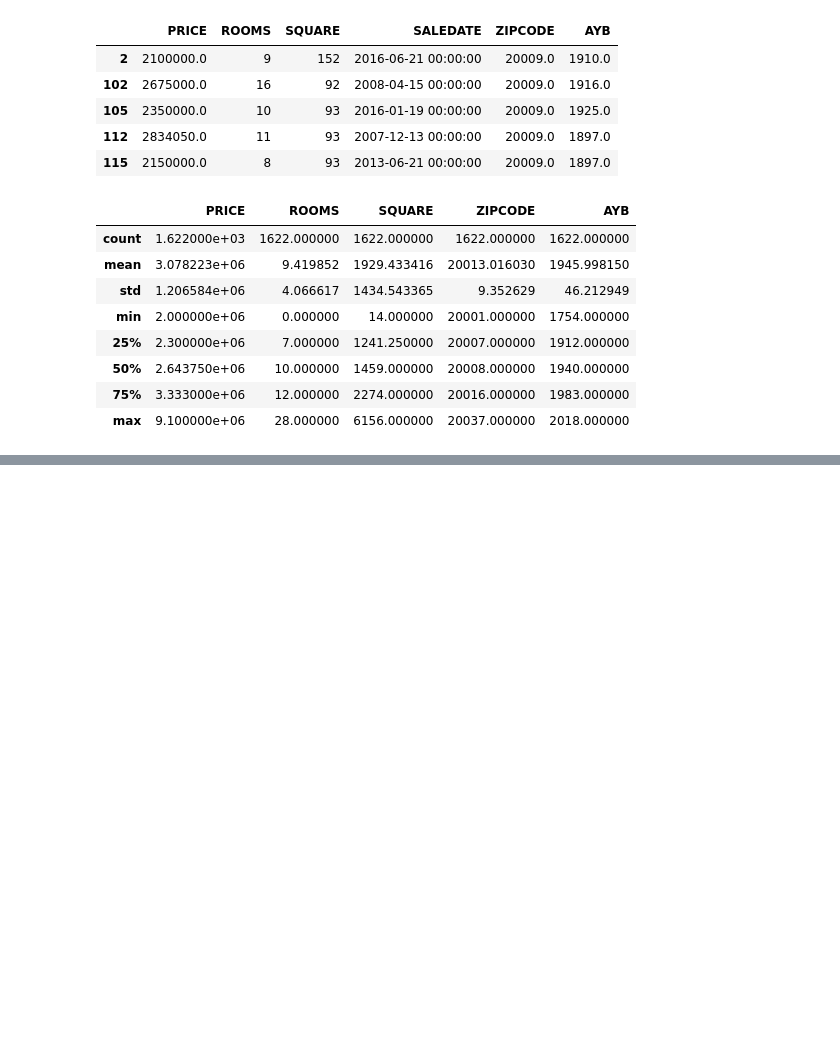
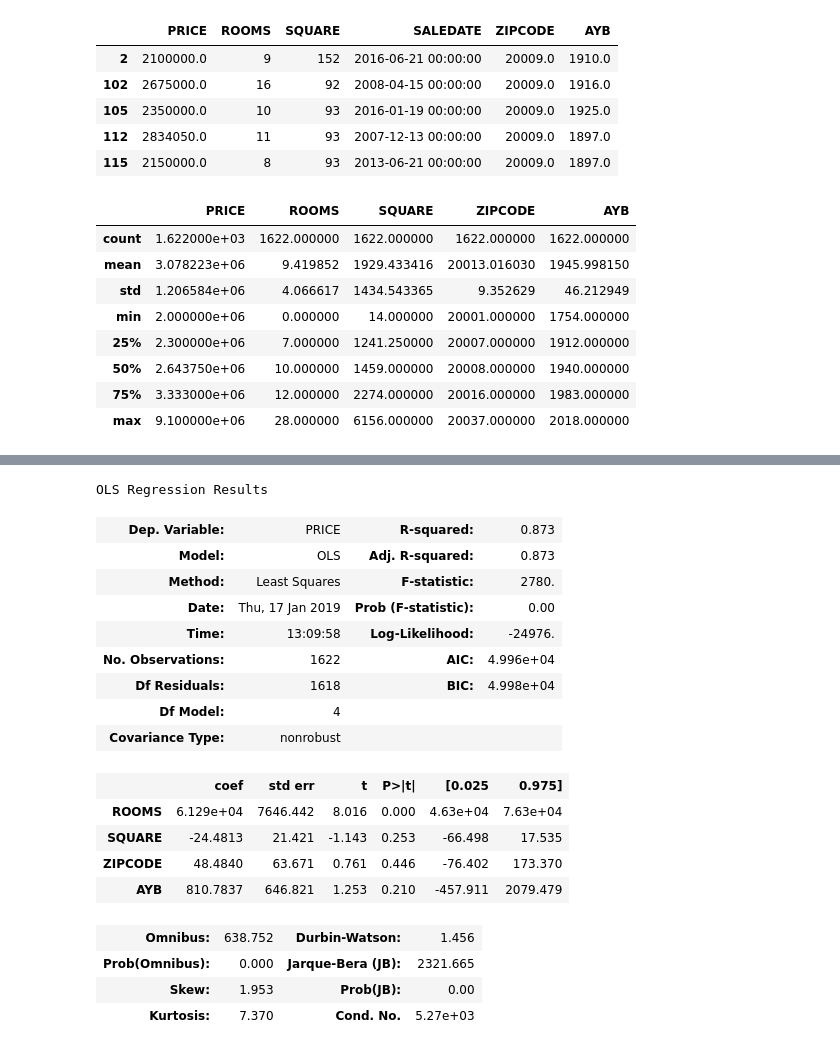
Before and after one commit to MehmetGithub/Dec2018DataBootcamp, a Jupyter notebook: Project2MD.ipynb, the cells around one changed output, grey strips where cells are left out. Drawn from its saved outputs; the diff is of its cells as text; code cells hidden in the pictures; blank space fills up the shorter version.

```diff
--- a/Project2MD.ipynb
+++ b/Project2MD.ipynb
@@ -265,0 +313,24 @@ data.describe()
+# %%
+#set coefficient to 0
+result = smf.ols(formula='PRICE ~ ROOMS + SQUARE + ZIPCODE + AYB - 1', data=df4).fit()
+result.summary()
+# %% [output]
+OLS Regression Results
+| Dep. Variable: | PRICE | R-squared: | 0.873 |
+| Model: | OLS | Adj. R-squared: | 0.873 |
+| Method: | Least Squares | F-statistic: | 2780. |
+| Date: | Thu, 17 Jan 2019 | Prob (F-statistic): | 0.00 |
+| Time: | 13:09:58 | Log-Likelihood: | -24976. |
+| No. Observations: | 1622 | AIC: | 4.996e+04 |
+| Df Residuals: | 1618 | BIC: | 4.998e+04 |
+| Df Model: | 4 |  |  |
+| Covariance Type: | nonrobust |  |  |
+|  | coef | std err | t | P>|t| | [0.025 | 0.975] |
+| ROOMS | 6.129e+04 | 7646.442 | 8.016 | 0.000 | 4.63e+04 | 7.63e+04 |
+| SQUARE | -24.4813 | 21.421 | -1.143 | 0.253 | -66.498 | 17.535 |
+| ZIPCODE | 48.4840 | 63.671 | 0.761 | 0.446 | -76.402 | 173.370 |
+| AYB | 810.7837 | 646.821 | 1.253 | 0.210 | -457.911 | 2079.479 |
+| Omnibus: | 638.752 | Durbin-Watson: | 1.456 |
+| Prob(Omnibus): | 0.000 | Jarque-Bera (JB): | 2321.665 |
+| Skew: | 1.953 | Prob(JB): | 0.00 |
+| Kurtosis: | 7.370 | Cond. No. | 5.27e+03 |
```
Also changed, not shown: parts of 6 cells of this notebook.
